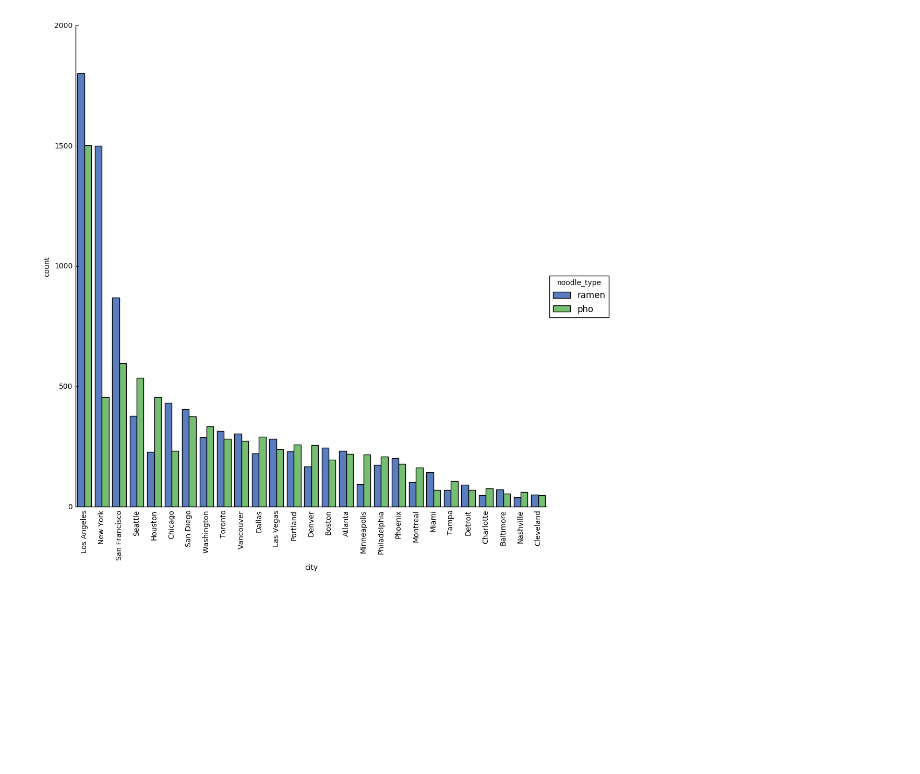
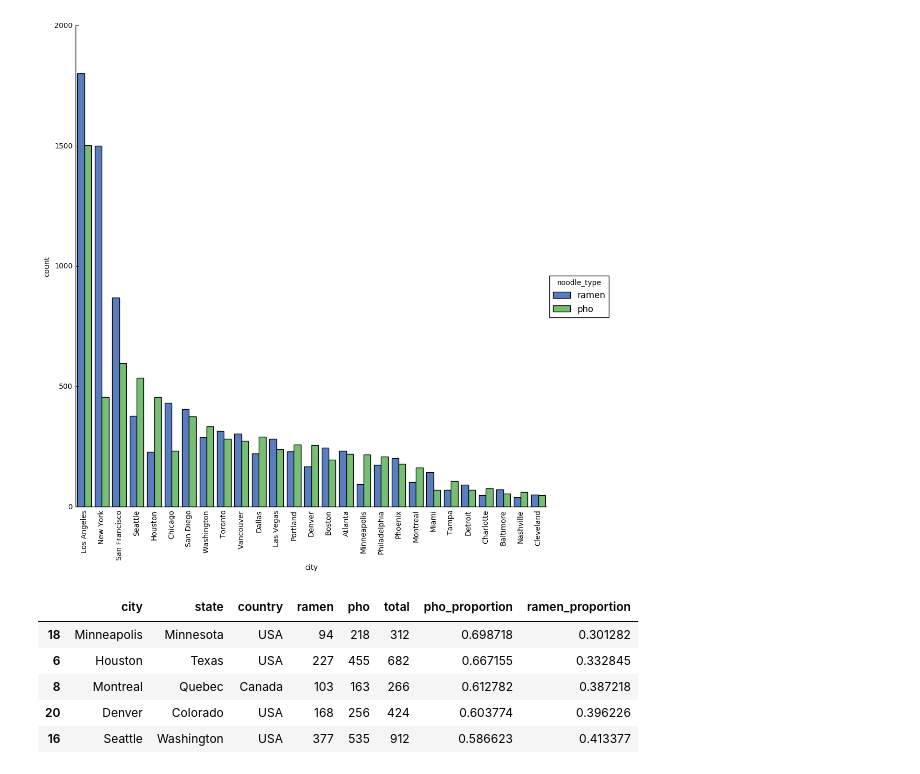
Before and after one commit to topspinj/ramen-vs-pho, a Jupyter notebook: src/exploratory_data_analysis.ipynb, the cells around one changed output. Cells and saved outputs as stored; diff of their text form; code cells hidden in the pictures; blank space fills up the shorter version.

Commit message:
Look at top ramen-pho cities in explanatory data analysis notebook

```diff
--- a/src/exploratory_data_analysis.ipynb
+++ b/src/exploratory_data_analysis.ipynb
@@ -50,3 +50,18 @@ plt.show()
 fig.savefig('../results/ramen_pho_comparison.png')
 # %% [output]
 [figure]
+# %%
+data['total']=data['ramen']+data['pho']
+data['pho_proportion']=data['pho']/data['total']
+data['ramen_proportion']=data['ramen']/data['total']
+data = data[(data.total > 200)]
+# %%
+top_pho = data.sort_values(by='pho_proportion', ascending=False).head()
+top_pho
+# %% [output]
+|  | city | state | country | ramen | pho | total | pho_proportion | ramen_proportion |
+| 18 | Minneapolis | Minnesota | USA | 94 | 218 | 312 | 0.698718 | 0.301282 |
+| 6 | Houston | Texas | USA | 227 | 455 | 682 | 0.667155 | 0.332845 |
+| 8 | Montreal | Quebec | Canada | 103 | 163 | 266 | 0.612782 | 0.387218 |
+| 20 | Denver | Colorado | USA | 168 | 256 | 424 | 0.603774 | 0.396226 |
+| 16 | Seattle | Washington | USA | 377 | 535 | 912 | 0.586623 | 0.413377 |
```
Also changed, not shown: parts of 1 cell of this notebook.
